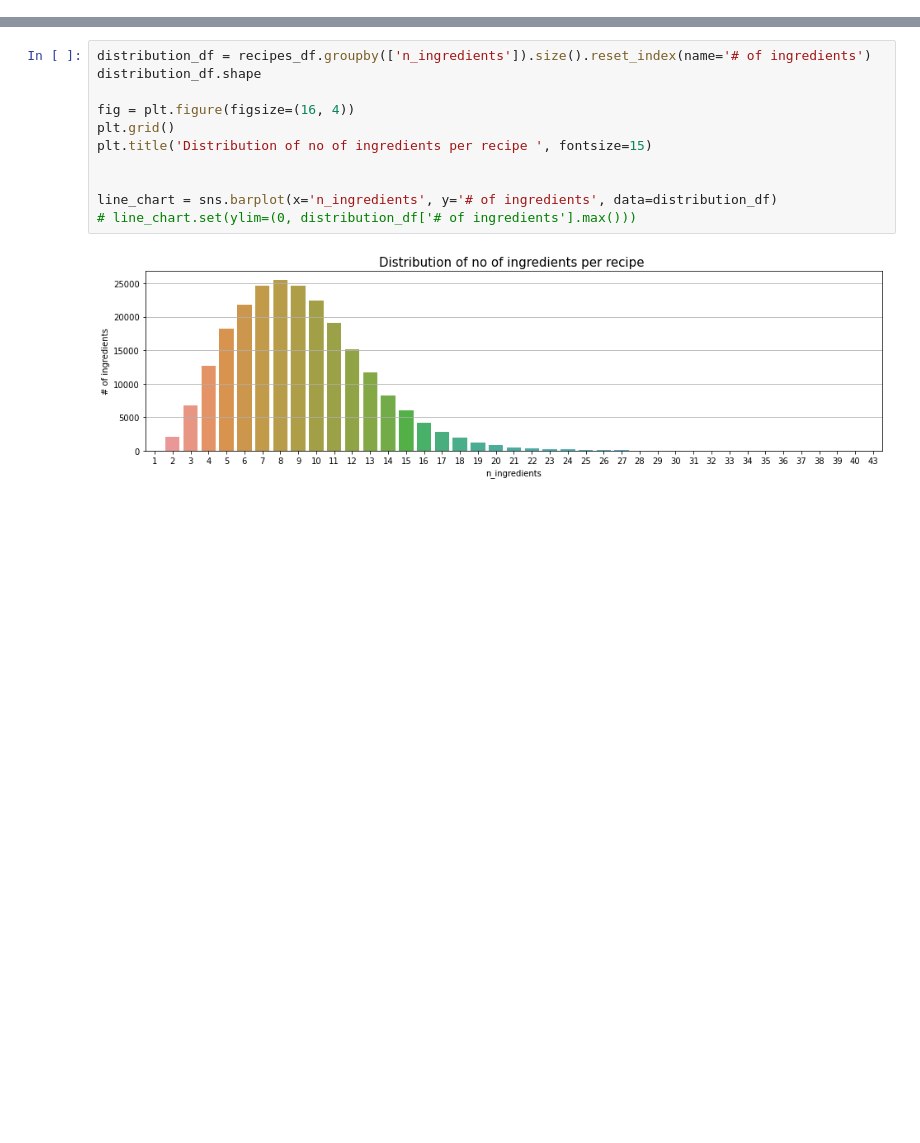
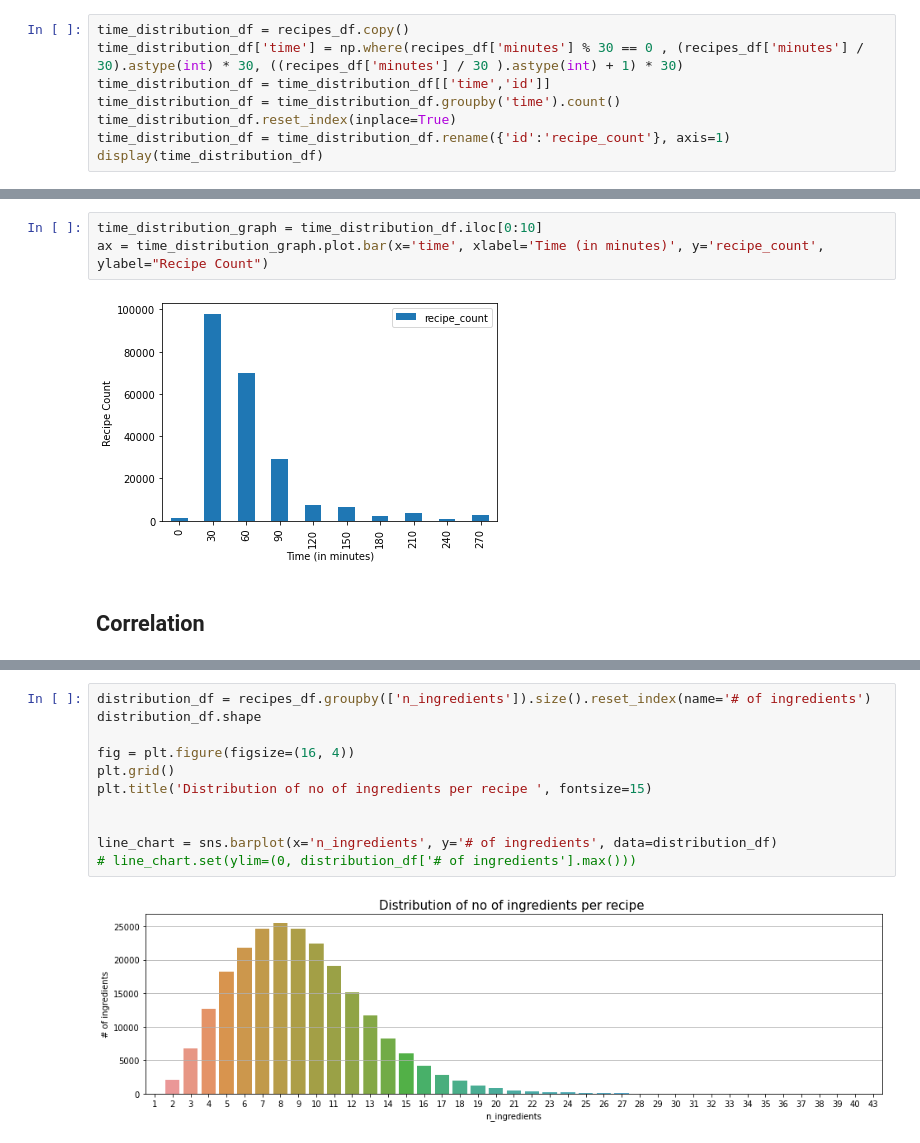
Before and after one commit to niranjan-ramesh/whats-cooking, a Jupyter notebook: EDA/EDA.ipynb, the cells around one changed output, grey strips where cells are left out. Drawn from its saved outputs; the diff is of its cells as text; blank space fills up the shorter version.

```diff
--- a/EDA/EDA.ipynb
+++ b/EDA/EDA.ipynb
@@ -27,0 +218,8 @@ ratings_df.head()
+# %%
+time_distribution_df = recipes_df.copy()
+time_distribution_df['time'] = np.where(recipes_df['minutes'] % 30 == 0 , (recipes_df['minutes'] / 30).astype(int) * 30, ((recipes_df['minutes'] / 30 ).astype(int) + 1) * 30)
+time_distribution_df = time_distribution_df[['time','id']]
+time_distribution_df = time_distribution_df.groupby('time').count()
+time_distribution_df.reset_index(inplace=True)
+time_distribution_df = time_distribution_df.rename({'id':'recipe_count'}, axis=1)
+display(time_distribution_df)
@@ -27,0 +240,7 @@ ratings_df.head()
+# %%
+time_distribution_graph = time_distribution_df.iloc[0:10]
+ax = time_distribution_graph.plot.bar(x='time', xlabel='Time (in minutes)', y='recipe_count', ylabel="Recipe Count")
+# %% [output]
+[figure, added]
+# %% [markdown]
+## Correlation
```
Also changed, not shown: parts of 46 cells of this notebook.
